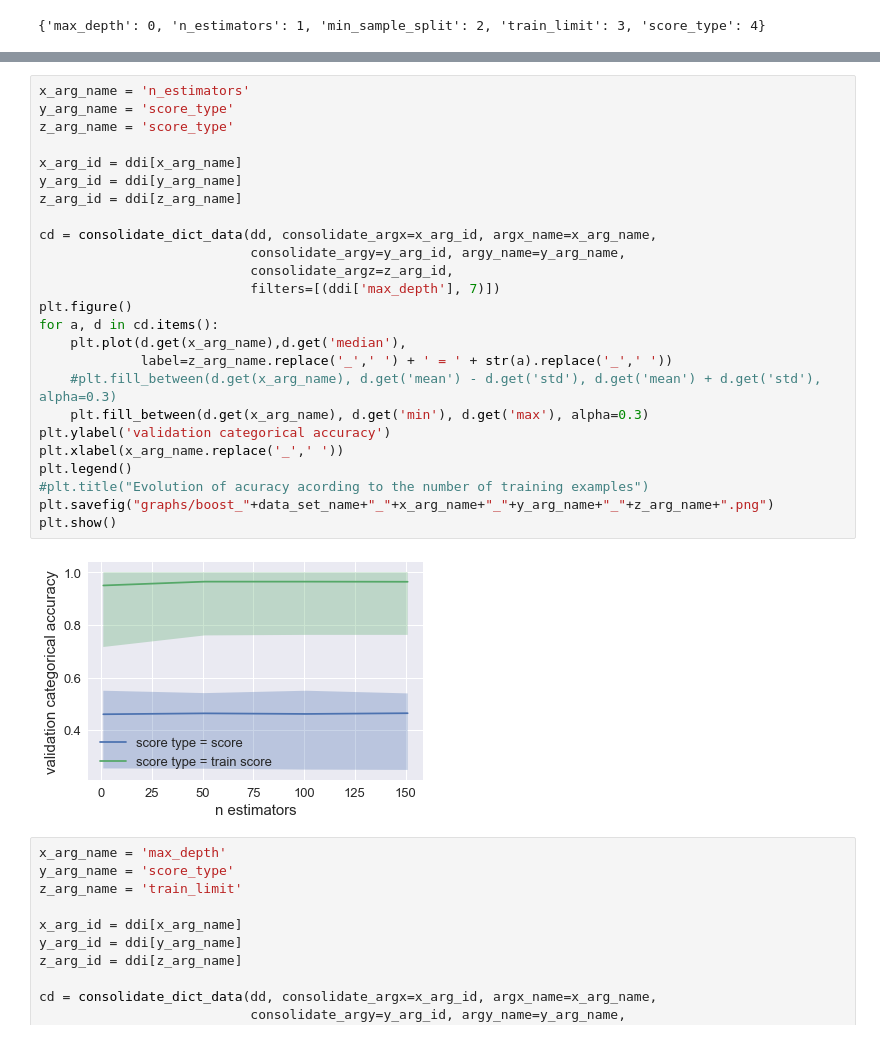
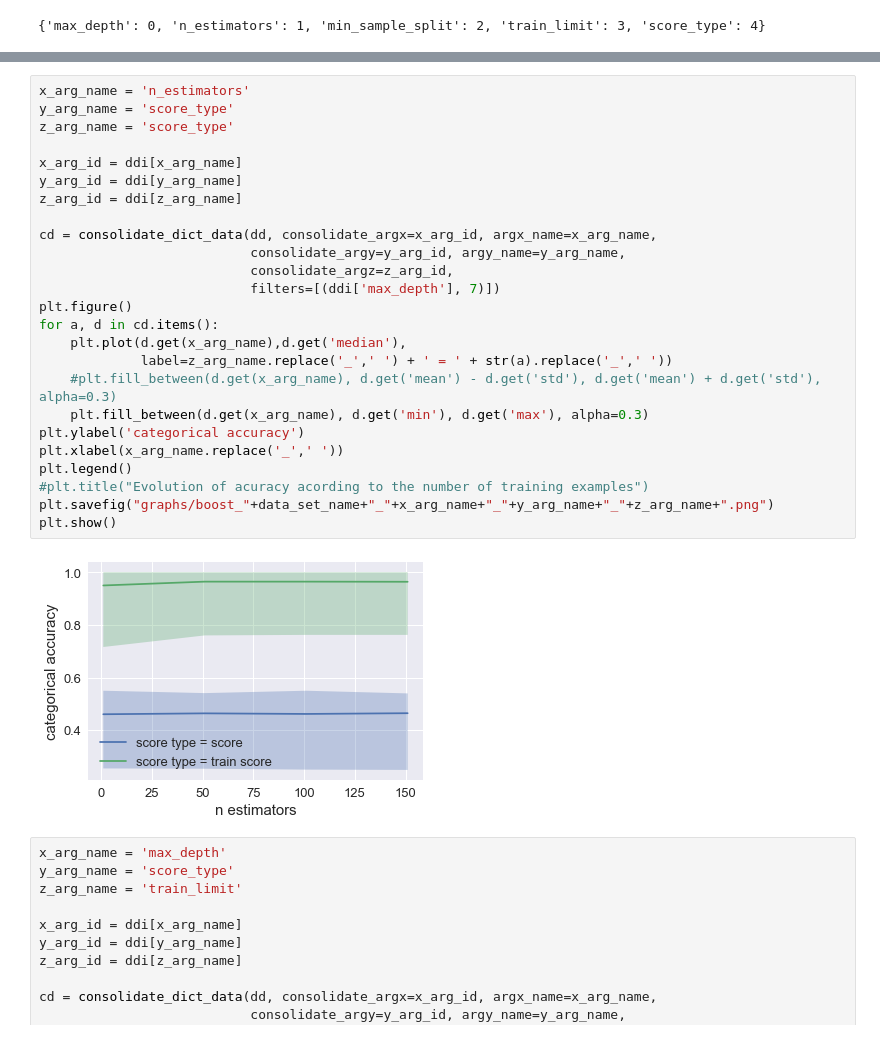
Before and after one commit to anliec/ML_homework_supervised, a Jupyter notebook: plot_boost.ipynb, the cells around one changed output, grey strips where cells are left out. Drawn from its saved outputs; the diff is of its cells as text.

```diff
--- a/boost_test.ipynb
+++ b/plot_boost.ipynb
@@ -216,30 +216,30 @@ plt.show()
 # %%
 x_arg_name = 'n_estimators'
 y_arg_name = 'score_type'
 z_arg_name = 'score_type'
 
 x_arg_id = ddi[x_arg_name]
 y_arg_id = ddi[y_arg_name]
 z_arg_id = ddi[z_arg_name]
 
 cd = consolidate_dict_data(dd, consolidate_argx=x_arg_id, argx_name=x_arg_name,
                            consolidate_argy=y_arg_id, argy_name=y_arg_name,
                            consolidate_argz=z_arg_id,
                            filters=[(ddi['max_depth'], 7)])
 plt.figure()
 for a, d in cd.items():
     plt.plot(d.get(x_arg_name),d.get('median'),
              label=z_arg_name.replace('_',' ') + ' = ' + str(a).replace('_',' '))
     #plt.fill_between(d.get(x_arg_name), d.get('mean') - d.get('std'), d.get('mean') + d.get('std'), alpha=0.3)
     plt.fill_between(d.get(x_arg_name), d.get('min'), d.get('max'), alpha=0.3)
-plt.ylabel('validation categorical accuracy')
+plt.ylabel('categorical accuracy')
 plt.xlabel(x_arg_name.replace('_',' '))
 plt.legend()
 #plt.title("Evolution of acuracy acording to the number of training examples")
 plt.savefig("graphs/boost_"+data_set_name+"_"+x_arg_name+"_"+y_arg_name+"_"+z_arg_name+".png")
 plt.show()
 # %% [output]
-[figure, old version]
+[figure, new version]
 # %%
 x_arg_name = 'max_depth'
 y_arg_name = 'score_type'
```
Also changed, not shown: parts of 5 cells of this notebook, 14 other files.
